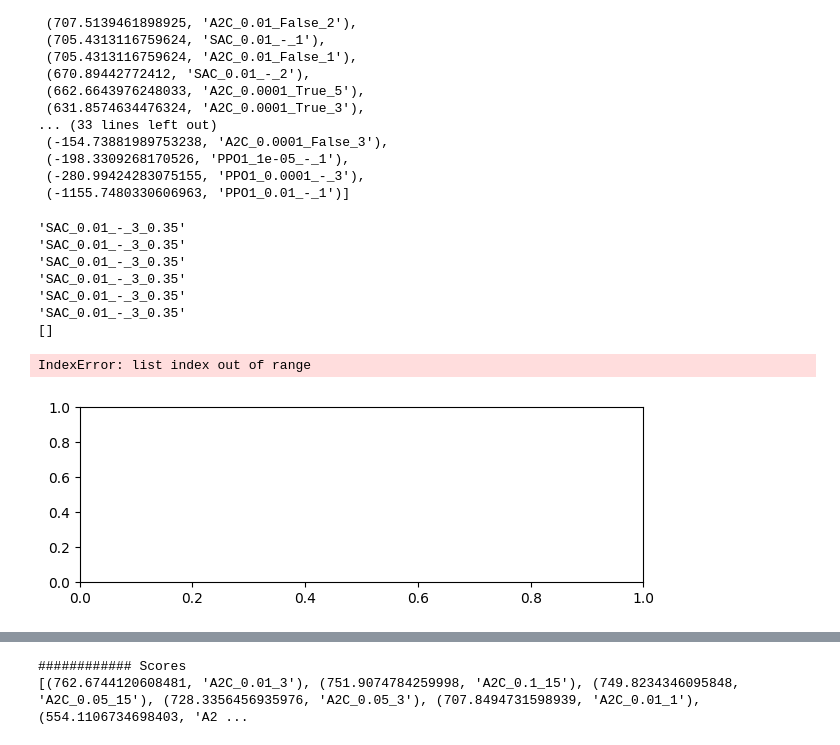
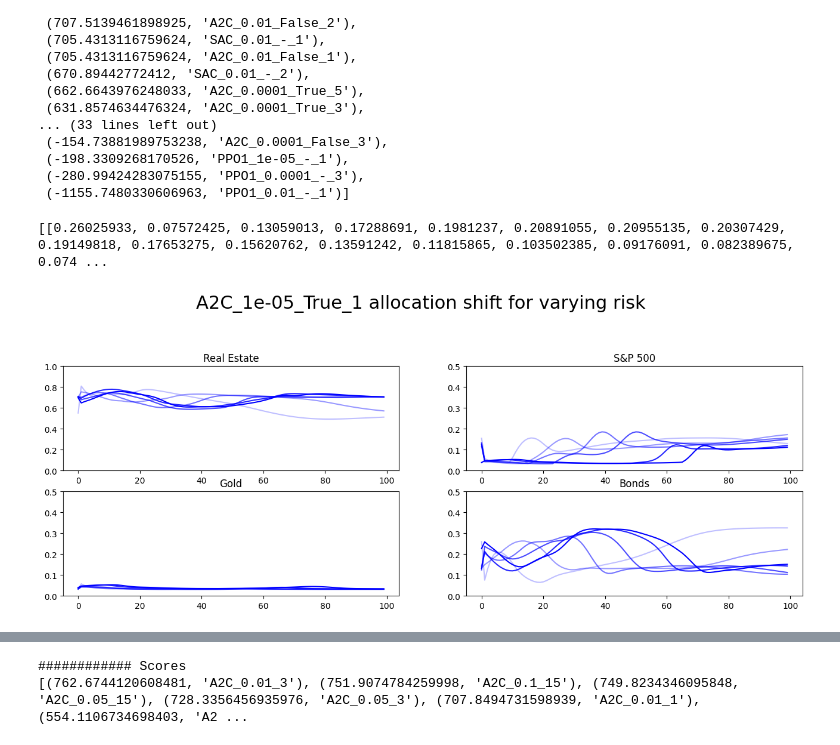
Before and after one commit to CriticalNameError/beastfolio, a Jupyter notebook: data_exploration.ipynb, the cells around one changed output, grey strips where cells are left out. Saved outputs shown, nothing was run; the diff lists cells and outputs as text; code cells hidden in the pictures.

```diff
--- a/data_exploration.ipynb
+++ b/data_exploration.ipynb
@@ -755,6 +763,9 @@ fig1.tight_layout()
 plt.xticks(rotation='vertical')
 plt.axhline(y=scores["Benchmark"], color='r', linestyle='-')
 plt.legend()
+plt.rc('grid', linestyle="--", color='lightgrey')
+plt.grid()
+plt.savefig('f_rough_search.pdf', bbox_inches='tight' )
 plt.show()
 # %% [output]
 [figure]
@@ -793,8 +804,8 @@ risk_actions_sp500 = []
 risk_actions_gold = []
 risk_actions_real_estate = []
 risk_actions_bonds = []
-mdls = ['A2C_0.0001_False_5','SAC_0.01_-_3_0.35',"SAC_0.01_-_30"]
-mdl=mdls[1]
+mdls = ['SAC_1e-05_-_1','PPO1_1e-05_-_2','A2C_1e-05_True_1']
+mdl=mdls[2]
 for pit in [11, 20, 30, 40, 50, 57] :
 		#env.set_current_observation = i[1].values
 		try:
@@ -836,46 +847,39 @@ i = 0
 for pit in [11, 20, 30, 40, 50, 57]:
 	plt.plot(range(0,100), risk_actions_real_estate[i], color=(0,0,1, 0.25 + i * 0.15 ))
 	i += 1
-ax1.set_title("Immobilien")
+ax1.set_title("Real Estate")
 ax1.set_ylim([0, 1])
 
 ax2 = plt.subplot(2, 2, 2)
 i = 0
 for pit in [11, 20, 30, 40, 50, 57]:
 	plt.plot(range(0,100), risk_actions_sp500[i], color=(0,0,1, 0.25 + i * 0.15 ))
 	i += 1
 ax2.set_title("S&P 500")
 ax2.set_ylim([0, .5])
 
 ax3 = plt.subplot(2, 2, 3)
 i = 0
 for pit in [11, 20, 30, 40, 50, 57]:
 	plt.plot(range(0,100), risk_actions_gold[i], color=(0,0,1, 0.25 + i * 0.15 ))
 	i += 1
 ax3.set_title("Gold")
 ax3.set_ylim([0, .5])
 
 ax4 = plt.subplot(2, 2, 4)
 i = 0
 for pit in [11, 20, 30, 40, 50, 57]:
 	plt.plot(range(0,100), risk_actions_bonds[i], color=(0,0,1, 0.25 + i * 0.15 ))
 	i += 1
-ax4.set_title("Anleihen")
+ax4.set_title("Bonds")
 ax4.set_ylim([0, .5])
 
 fig.suptitle('{} allocation shift for varying risk'.format(mdl), fontsize=22, y=1.12)
-plt.savefig('{}_scatter_risk_dep_allocs.pdf'.format(mdl), bbox_inches='tight' )
+plt.savefig('f_{}_scatter_risk_dep_allocs.pdf'.format(mdl), bbox_inches='tight' )
 plt.show()
 # %% [output]
-'SAC_0.01_-_3_0.35'
-'SAC_0.01_-_3_0.35'
-'SAC_0.01_-_3_0.35'
-'SAC_0.01_-_3_0.35'
-'SAC_0.01_-_3_0.35'
-'SAC_0.01_-_3_0.35'
-[]
+[[0.26025933, 0.07572425, 0.13059013, 0.17288691, 0.1981237, 0.20891055, 0.20955135, 0.20307429, 0.19149818, 0.17653275, 0.15620762, 0.13591242, 0.11815865, 0.103502385, 0.09176091, 0.082389675, 0.074 ...
-IndexError: list index out of range
-[figure, old version]
+[figure, new version]
 # %%
 
 vals = []
```
Also changed, not shown: parts of 8 cells of this notebook, 19 other files.
